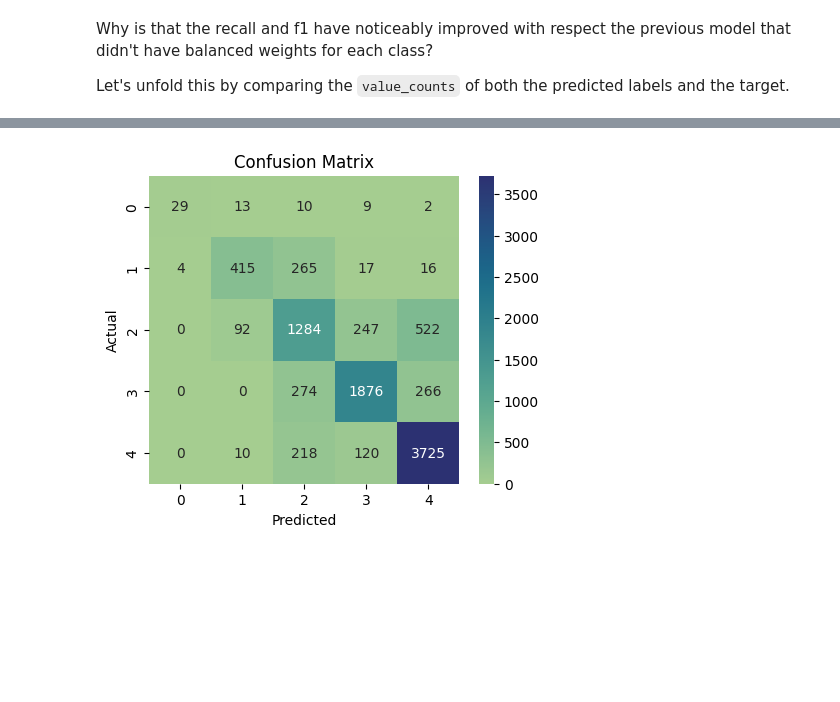
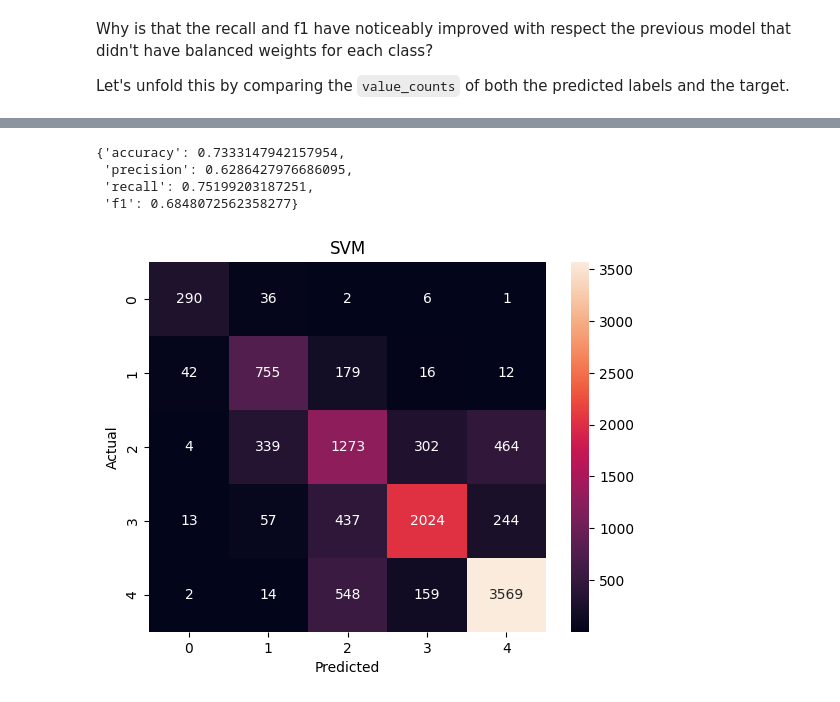
Before and after one commit to Pikurrot/ml-project-uab, a Jupyter notebook: analysis_svm.ipynb, the cells around one changed output, grey strips where cells are left out. Cells and saved outputs as stored; diff of their text form; code cells hidden in the pictures; blank space fills up the shorter version.

Commit message:
Train SVM on outliers and test it

```diff
--- a/analysis_svm.ipynb
+++ b/analysis_svm.ipynb
@@ -151,10 +274,19 @@ Since, f1 score is much higher (balance between precision and recall) and we're
+# %%
+X_train, X_test, y_train, y_test= utils.preprocessing_LS(df)
+clf = SVM_model(C=15, class_weight = 'balanced')
+clf.fit(X_train, y_train)
+clf.compute_metrics(X_test, y_test)
+# %% [output]
+{'accuracy': 0.7333147942157954,
+ 'precision': 0.6286427976686095,
+ 'recall': 0.75199203187251,
+ 'f1': 0.6848072562358277}
 # %%
 conf_matrix = clf.conf_matrix(X_test, y_test)
-plt.figure(figsize=(5, 4))
-sns.heatmap(conf_matrix, annot=True, fmt="d", cmap="crest")
-plt.title("Confusion Matrix")
+sns.heatmap(conf_matrix, annot=True, fmt='g')
 plt.xlabel("Predicted")
 plt.ylabel("Actual")
+plt.title("SVM")
 plt.show()
 # %% [output]
-[figure, old version]
+[figure, new version]
```
Also changed, not shown: parts of 27 cells of this notebook.
